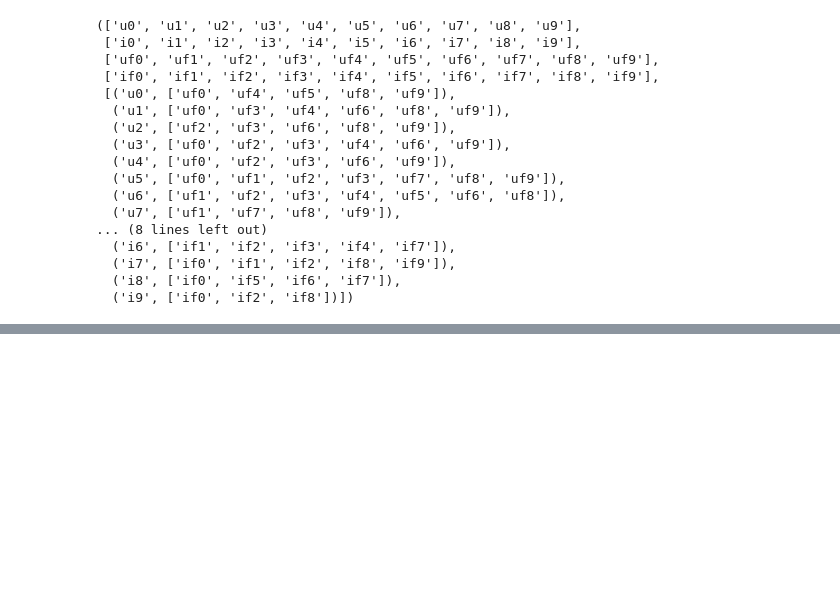
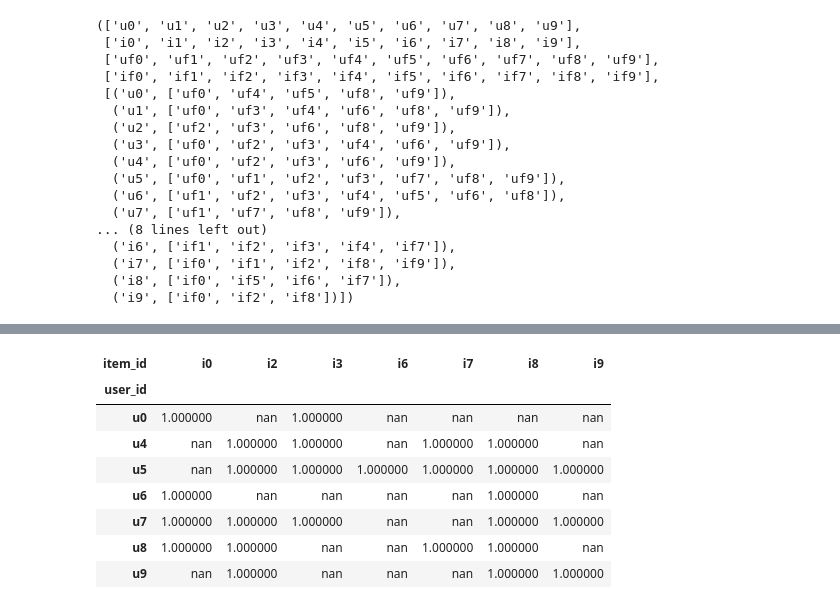
Before and after one commit to sgaseretto/hybrec, a Jupyter notebook: notebooks/01_synth_dataset.ipynb, the cells around one changed output, grey strips where cells are left out. Saved outputs shown, nothing was run; the diff lists cells and outputs as text; code cells hidden in the pictures; blank space fills up the shorter version.

```diff
--- a/notebooks/01_synth_dataset.ipynb
+++ b/notebooks/01_synth_dataset.ipynb
@@ -235,0 +369,12 @@ items after:    ['i1', 'i4', 'i5', 'i6', 'i7', 'i8', 'i9']
+# %%
+crosstab.style.applymap(df_color_positive_interaction)
+# %% [output]
+| item_id | i0 | i2 | i3 | i6 | i7 | i8 | i9 |
+| user_id |  |  |  |  |  |  |  |
+| u0 | 1.000000 | nan | 1.000000 | nan | nan | nan | nan |
+| u4 | nan | 1.000000 | 1.000000 | nan | 1.000000 | 1.000000 | nan |
+| u5 | nan | 1.000000 | 1.000000 | 1.000000 | 1.000000 | 1.000000 | 1.000000 |
+| u6 | 1.000000 | nan | nan | nan | nan | 1.000000 | nan |
+| u7 | 1.000000 | 1.000000 | 1.000000 | nan | nan | 1.000000 | 1.000000 |
+| u8 | 1.000000 | 1.000000 | nan | nan | 1.000000 | 1.000000 | nan |
+| u9 | nan | 1.000000 | nan | nan | nan | 1.000000 | 1.000000 |
```
Also changed, not shown: parts of 16 cells of this notebook, 8 other files.
